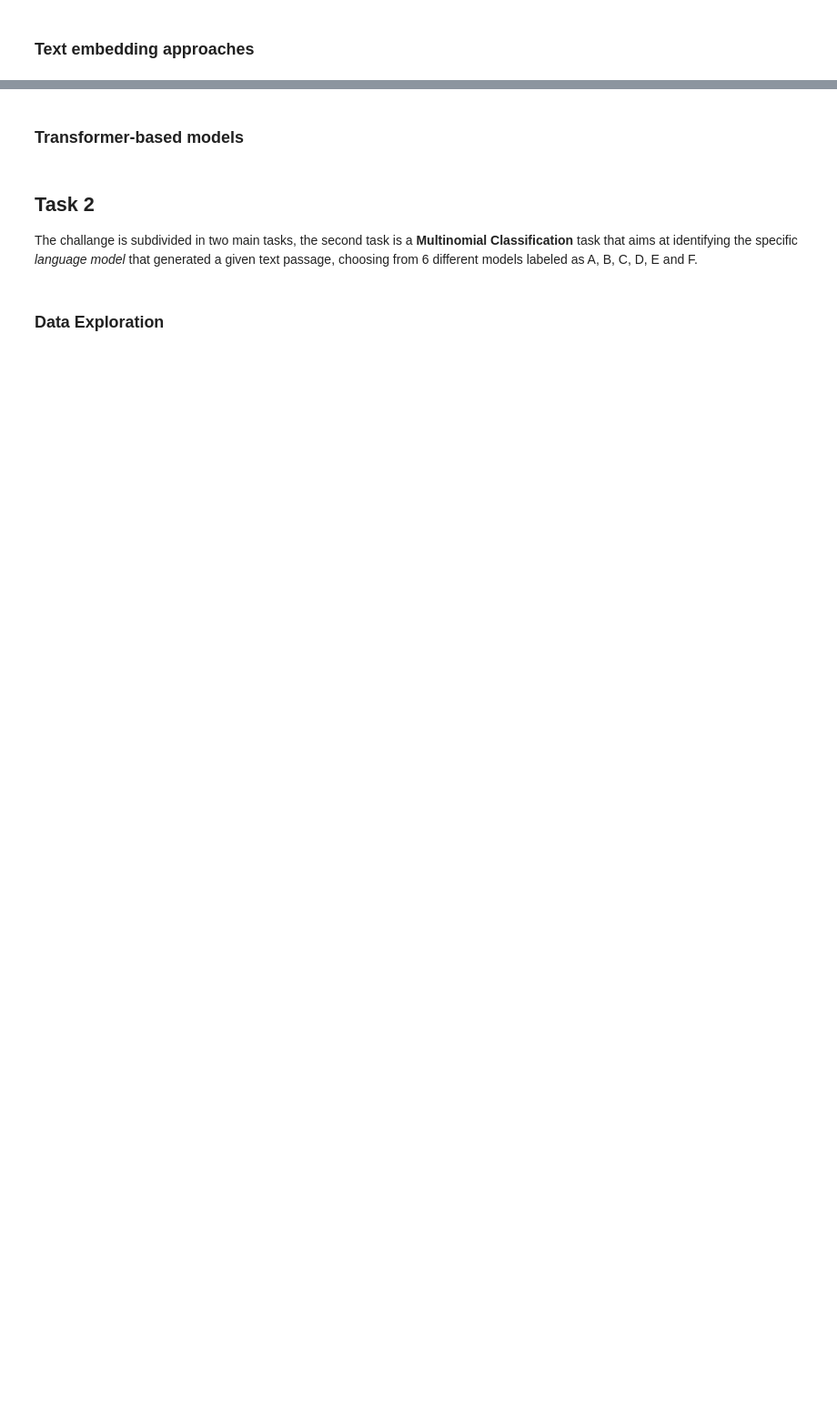
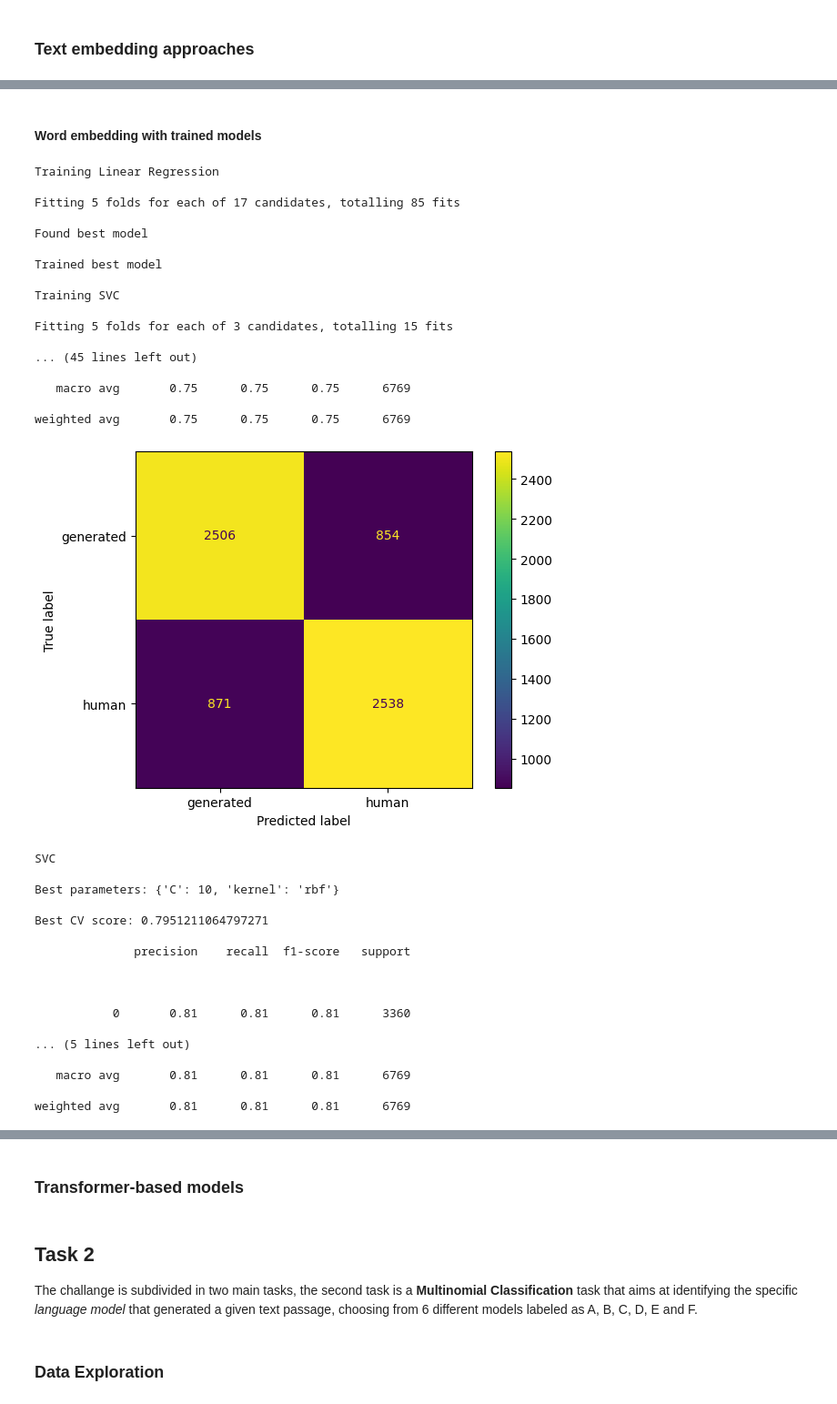
Before and after one commit to daviderigamonti/NLP-Project, a Jupyter notebook: notebooks/Final.ipynb, the cells around one changed output, grey strips where cells are left out. Shown at 91% size. Saved outputs shown, nothing was run; the diff lists cells and outputs as text; code cells hidden in the pictures; blank space fills up the shorter version.

```diff
--- a/notebooks/Final.ipynb
+++ b/notebooks/Final.ipynb
@@ -1198,0 +662,6 @@ This result is particularly interesting since no direct text information is give
+# %%
+df = pd.read_csv("/kaggle/input/subtask1-en/train.tsv",sep="\t",header=0)
+pd.set_option('display.max_colwidth', 150)
+labels = ["generated", "human"]
+df = df.drop("id", axis=1)
+df.head()
@@ -1198,0 +677,3 @@ This result is particularly interesting since no direct text information is give
+# %%
+df.sample(frac=1)
+df['label'] = df['label'].replace({'generated':0, 'human':1})
@@ -1198,0 +965,43 @@ This result is particularly interesting since no direct text information is give
+# %% [markdown]
+#### Word embedding with trained models
+# %%
+x_train, x_test, y_train, y_test=prep_dataset("word2vec-google-news-300",300)
+models=setup_models()
+train_models(models,x_train,y_train)
+evaluate_models(models,x_test,y_test)
+# %% [output]
+Training Linear Regression
+
+Fitting 5 folds for each of 17 candidates, totalling 85 fits
+
+Found best model
+
+Trained best model
+
+Training SVC
+
+Fitting 5 folds for each of 3 candidates, totalling 15 fits
+
+... (45 lines left out)
+
+   macro avg       0.75      0.75      0.75      6769
+
+weighted avg       0.75      0.75      0.75      6769
+[figure, added]
+SVC
+
+Best parameters: {'C': 10, 'kernel': 'rbf'}
+
+Best CV score: 0.7951211064797271
+
+              precision    recall  f1-score   support
+
+
+
+           0       0.81      0.81      0.81      3360
+
+... (5 lines left out)
+
+   macro avg       0.81      0.81      0.81      6769
+
+weighted avg       0.81      0.81      0.81      6769
```
Also changed, not shown: parts of 149 cells of this notebook.
